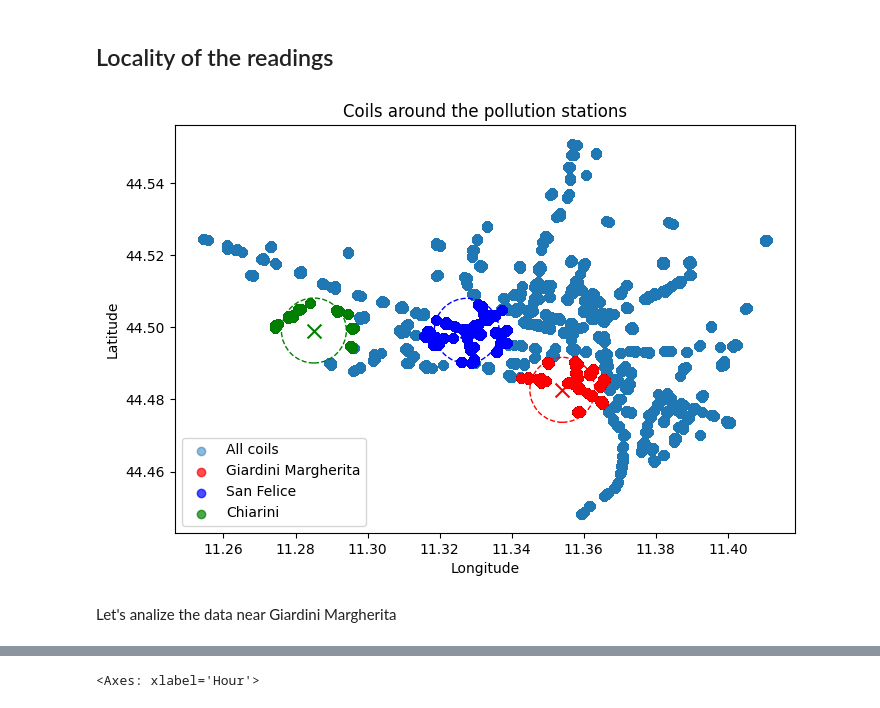
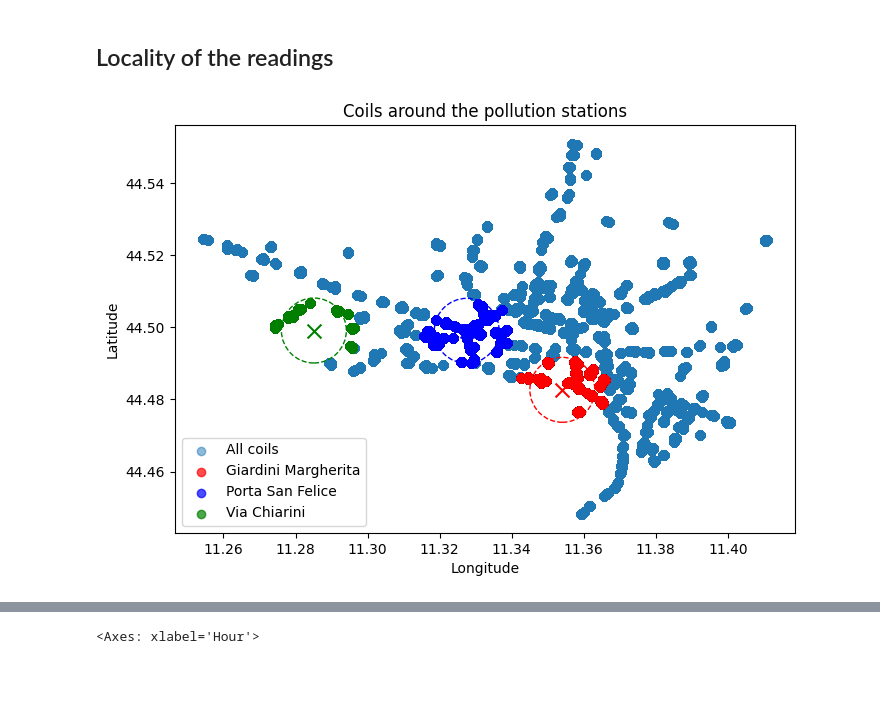
Before and after one commit to davidesonno/AII-project, a Jupyter notebook: 2-traffic_prepocessing.ipynb, the cells around one changed output, grey strips where cells are left out. Cells and saved outputs as stored; diff of their text form; code cells hidden in the pictures; blank space fills up the shorter version.

Commit message:
improved daily merging
- traffic merging still needs some fixes
- fixed markdowns here and there

```diff
--- a/2-traffic_prepocessing.ipynb
+++ b/2-traffic_prepocessing.ipynb
@@ -176,40 +165,39 @@ san_felice_geopoint = '44.499059983334519,11.327526717440112'
 chiarini_geopoint = '44.499134335170289,11.285089594971216'
 
 center_points = {
     "Giardini Margherita": giardini_margherita_geopoint,
-    "San Felice": san_felice_geopoint,
-    "Chiarini": chiarini_geopoint
+    "Porta San Felice": san_felice_geopoint,
+    "Via Chiarini": chiarini_geopoint
 }
 
 radius = 1  # km
 
-accurate_traffic_df['lat'] = accurate_traffic_df['geopoint'].apply(lambda x: float(x.split(',')[0]))
-accurate_traffic_df['lon'] = accurate_traffic_df['geopoint'].apply(lambda x: float(x.split(',')[1]))
+aux = accurate_traffic_df.copy()
+aux['lat'] = aux['geopoint'].apply(lambda x: float(x.split(',')[0]))
+aux['lon'] = aux['geopoint'].apply(lambda x: float(x.split(',')[1]))
 
 for distance_function in (
     haversine,
     # adaptive_haversine,
     # ecef_distance
     ):
     plt.figure(figsize=(8, 8))
-    plt.scatter(accurate_traffic_df['lon'], accurate_traffic_df['lat'], label="All coils", alpha=0.5)
+    plt.scatter(aux['lon'], aux['lat'], label="All coils", alpha=0.5)
 
     colors = ['red', 'blue', 'green']
     for (label, center), color in zip(center_points.items(), colors):
         lat, lon = map(float, center.split(','))
         circle = plt.Circle((lon, lat), 1 / 111, color=color, fill=False, linestyle="--")
         plt.scatter(lon, lat, c=color, marker='x', s=100)
-        close_df = search_close_readings(accurate_traffic_df, center, radius, method=distance_function)
-        plt.scatter(close_df['lon'], close_df['lat'], c=color, alpha=0.7, label=f"{label}")
+        station_traffic = search_close_readings(aux, center, radius, method=distance_function)
+        plt.scatter(station_traffic['lon'], station_traffic['lat'], c=color, alpha=0.7, label=f"{label}")
         plt.gca().add_patch(circle)
 
     plt.xlabel("Longitude")
     plt.ylabel("Latitude")
     plt.legend(loc='lower left')
     plt.title("Coils around the pollution stations")
     plt.gca().set_aspect('equal', adjustable='box')
     plt.show()
 # %% [output]
-[figure, old version]
+[figure, new version]
-# %% [markdown]
-Let's analize the data near Giardini Margherita
```
Also changed, not shown: parts of 39 cells of this notebook, 5 other files.
